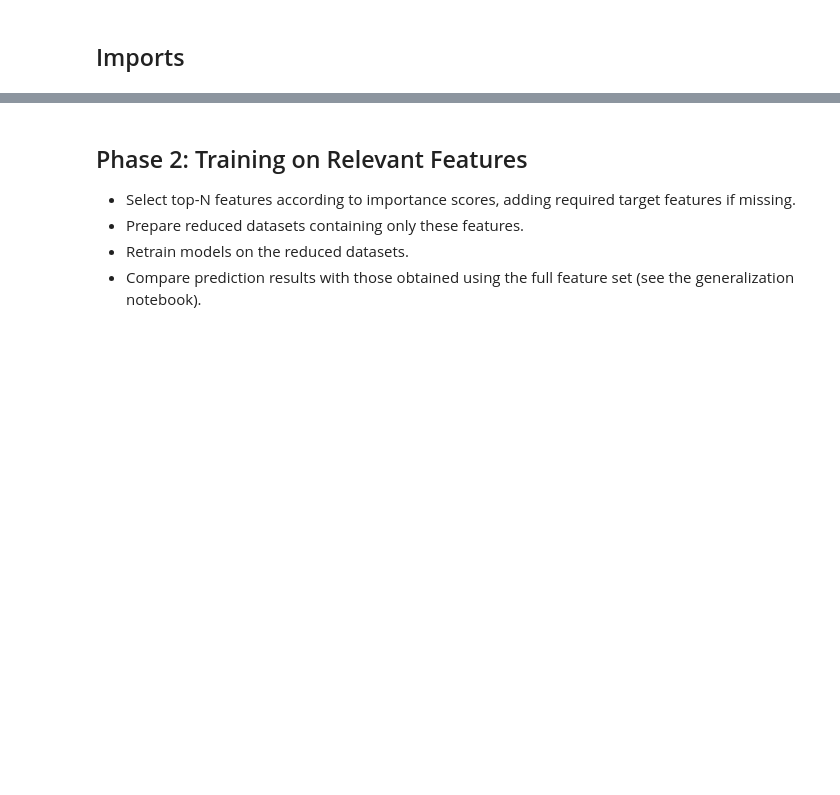
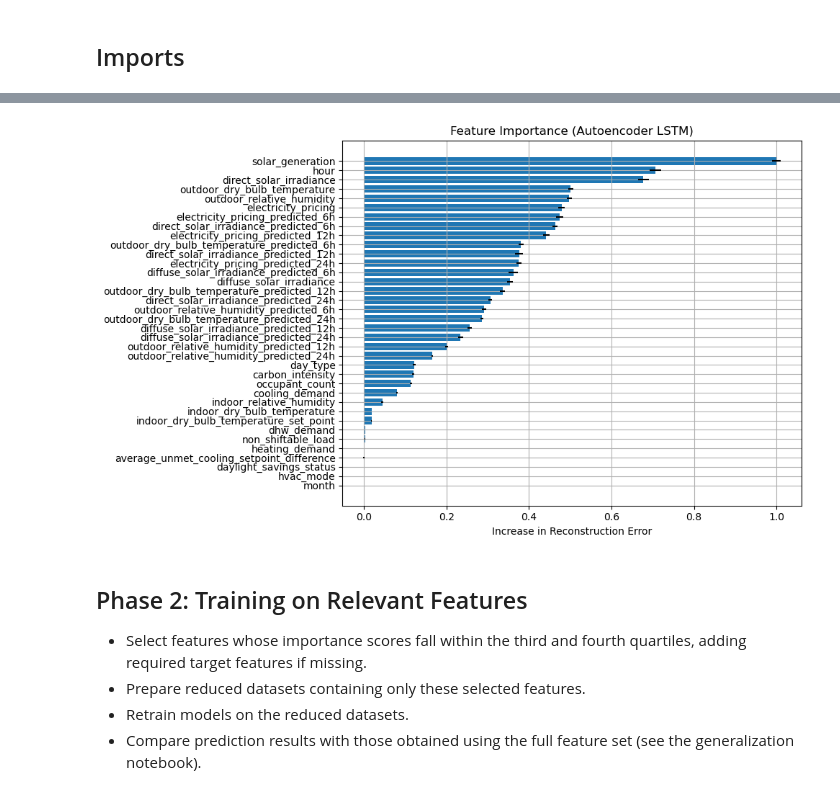
Before and after one commit to federicogiacopuzzi-univr/ProgressiveModeling, a Jupyter notebook: notebooks/explainability.ipynb, the cells around one changed output, grey strips where cells are left out. Cells and saved outputs as stored; diff of their text form; code cells hidden in the pictures; blank space fills up the shorter version.

```diff
--- a/notebooks/explainability.ipynb
+++ b/notebooks/explainability.ipynb
@@ -74,2 +81,15 @@ test_df = pd.concat([building_2_3_data, external_data_repeated], axis=1)
+# %%
+def create_lstm_input(data, timesteps):
+    X_seq = []
+    for i in range(len(data) - timesteps + 1):
+        X_seq.append(data[i:i+timesteps])
+    return np.array(X_seq)
+
+def create_lstm_input_with_target(data, timesteps):
+    X_seq, y = [], []
+    for i in range(len(data) - timesteps):
+        X_seq.append(data[i:i+timesteps])
+        y.append(data[i+timesteps])
+    return np.array(X_seq), np.array(y)
 # %% [markdown]
 ## Phase 1: Identifying Important Features
@@ -213,0 +146,6 @@ plts.plot_feature_importance(features, means_ael, stds_ael, title="Feature Impor
+# %%
+model = load_model("..\\reports\\models\\autoencoderLSTM_generalization.h5")
+timesteps = 6
+X_test_seq = create_lstm_input(X_test_scaled, timesteps=timesteps)
+means_aelstm, stds_aelstm = im.importance_autoencoder_lstm(model, X_test_seq, features)
+sorted_idx_aelstm = np.argsort(means_aelstm)
@@ -214,6 +178,10 @@ plts.plot_feature_importance(features, means_ael, stds_ael, title="Feature Impor
+# %%
+plts.plot_feature_importance(features, means_aelstm, stds_aelstm, title="Feature Importance (Autoencoder LSTM)")
+# %% [output]
+[figure, added]
 # %% [markdown]
 ## Phase 2: Training on Relevant Features
-- Select top-N features according to importance scores, adding required target features if missing.
-- Prepare reduced datasets containing only these features.
+- Select features whose importance scores fall within the third and fourth quartiles, adding required target features if missing.
+- Prepare reduced datasets containing only these selected features.
 - Retrain models on the reduced datasets.
 - Compare prediction results with those obtained using the full feature set (see the generalization notebook).
```
Also changed, not shown: parts of 39 cells of this notebook, 27 other files.
